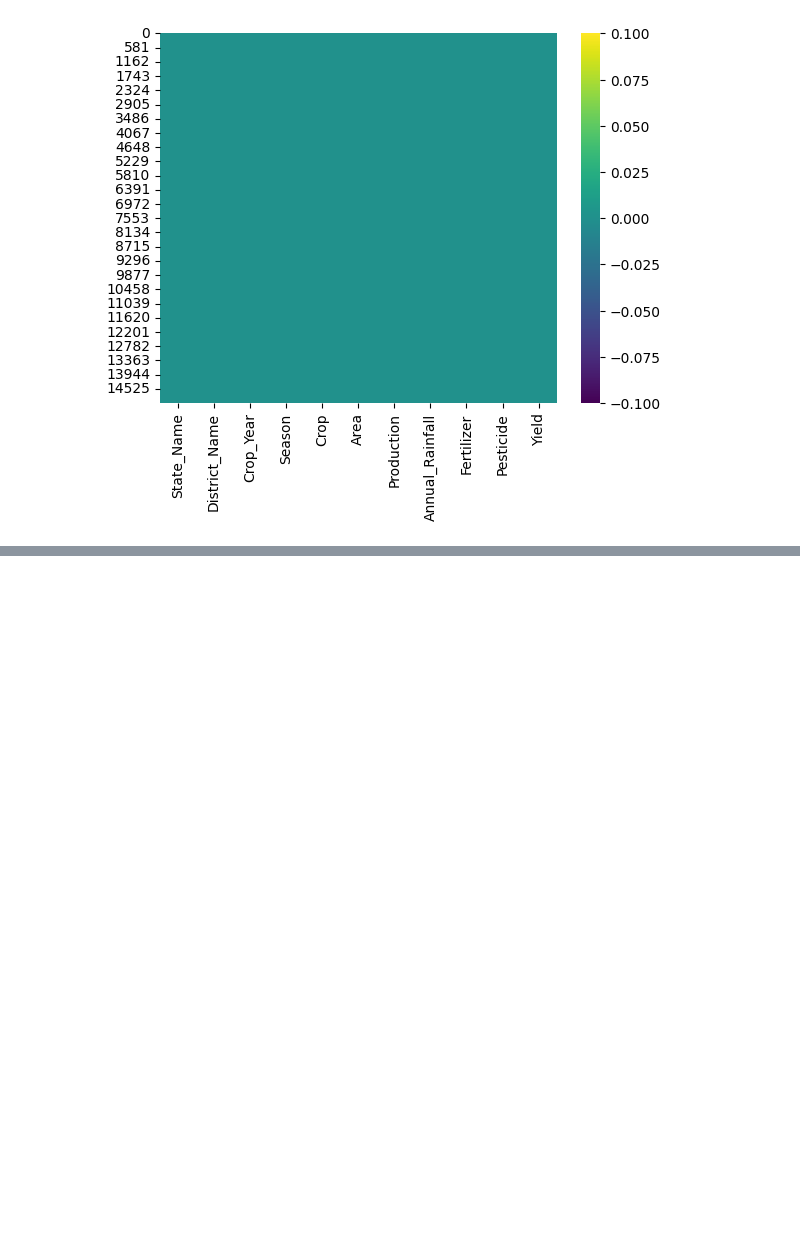
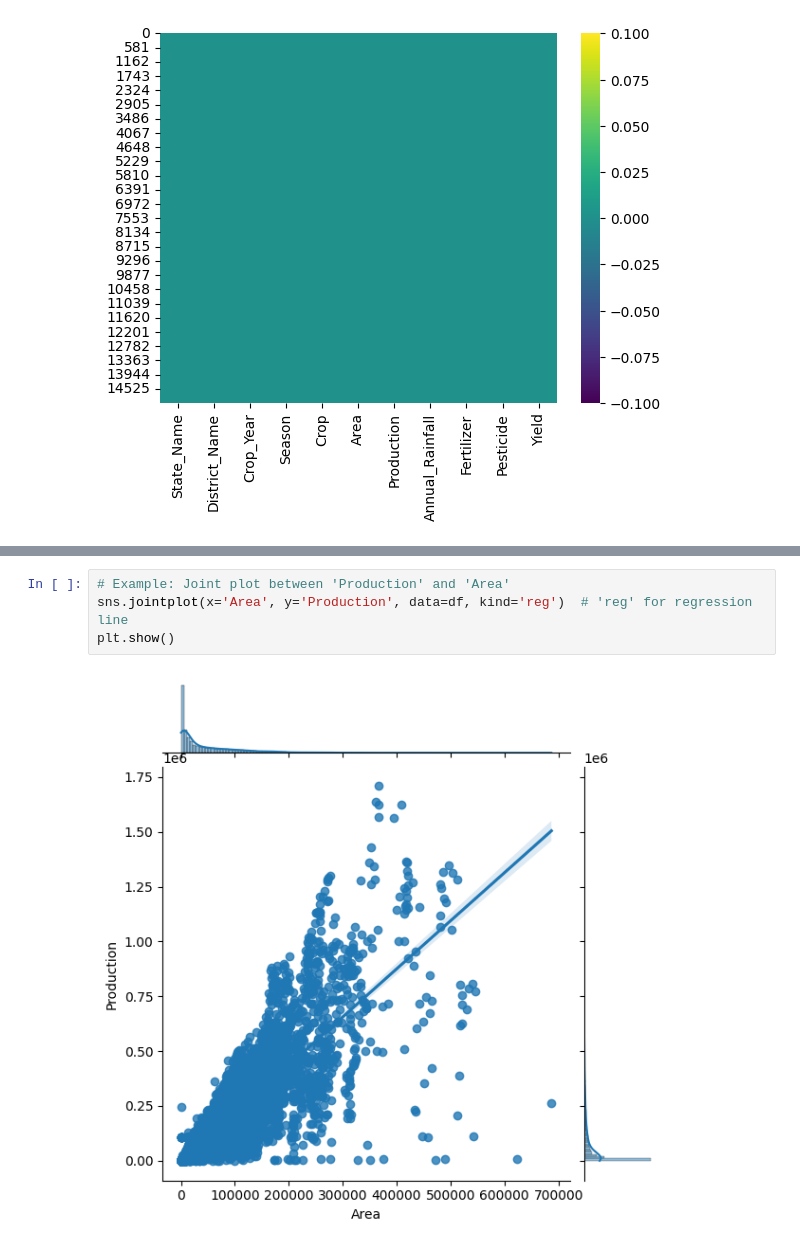
Before and after one commit to jithendranaidupothala/datascienceproject-23030594, a Jupyter notebook: datascienceproject.ipynb, the cells around one changed output, grey strips where cells are left out. Saved outputs shown, nothing was run; the diff lists cells and outputs as text; blank space fills up the shorter version.

```diff
--- a/datascienceproject.ipynb
+++ b/datascienceproject.ipynb
@@ -93,0 +99,6 @@ sns.heatmap(df.isnull(), cmap='viridis')
+# %%
+# Example: Joint plot between 'Production' and 'Area'
+sns.jointplot(x='Area', y='Production', data=df, kind='reg')  # 'reg' for regression line
+plt.show()
+# %% [output]
+[figure, added]
```
Also changed, not shown: parts of 1 cell of this notebook.
